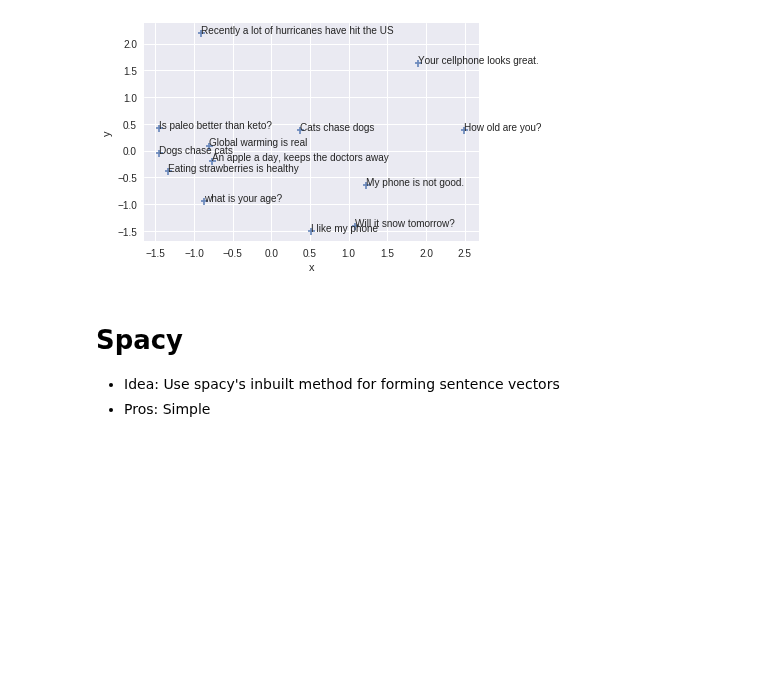
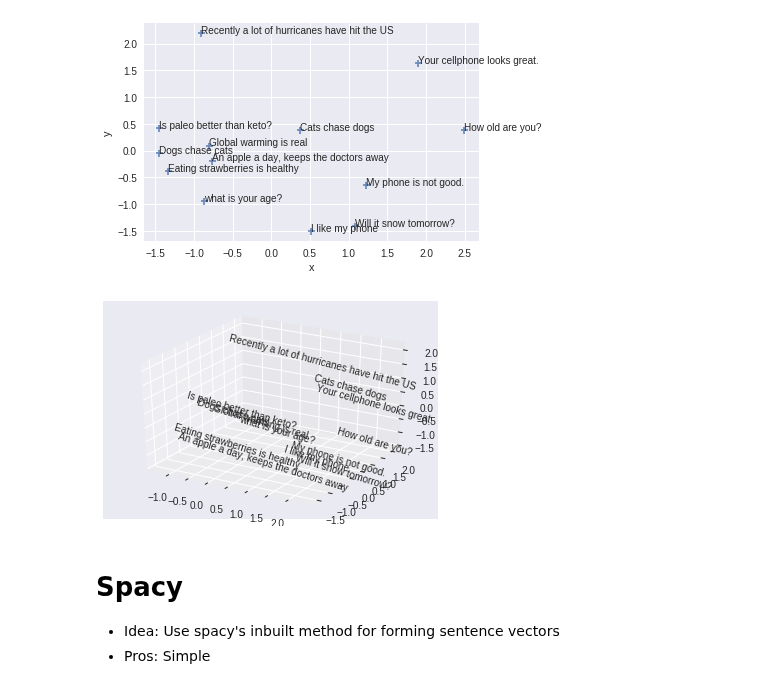
Before and after one commit to mohammedterry/NLP_for_ML, a Jupyter notebook: Sentence_Embeddings.ipynb, the cells around one changed output. Saved outputs shown, nothing was run; the diff lists cells and outputs as text; code cells hidden in the pictures; blank space fills up the shorter version.

```diff
--- a/Sentence_Embeddings.ipynb
+++ b/Sentence_Embeddings.ipynb
@@ -46,6 +46,25 @@ def plot_sentences(sentences, svectors):
   import seaborn as sns
   graph=sns.regplot(data=dataframe, x="x", y="y", fit_reg=False, marker="+")
   [graph.text(x, y, s) for x,y,s in zip(dataframe['x'],dataframe['y'],sentences)]
+# %%
+def plot3D_sentences(sentences, svectors):
+  %matplotlib inline
+  from sklearn.decomposition import PCA
+  pca = PCA(n_components=3)
+  principalComponents = pca.fit_transform(svectors)
+
+  import pandas as pd
+  dataframe = pd.DataFrame(data = principalComponents, columns = ['x', 'y','z'])
+
+  import matplotlib.pyplot as plt, mpl_toolkits.mplot3d
+  fig = plt.figure()
+  ax = fig.gca(projection='3d')
+  for x, y, z, s in zip(dataframe['x'], dataframe['y'], dataframe['z'], sentences):
+      ax.text(x, z, y, s, 'x')
+  ax.set_xlim(min(dataframe['x']), max(dataframe['x']))
+  ax.set_ylim(min(dataframe['z']), max(dataframe['z']))
+  ax.set_zlim(min(dataframe['y']), max(dataframe['y']))
+  plt.show()
 # %% [markdown]
 # Char2Vec
 
@@ -83,6 +102,10 @@ most_similar(char2vec(["i like my cell phone"]), c2v_vectors)
 plot_sentences(example_sentences, c2v_vectors)
 # %% [output]
 [figure]
+# %%
+plot3D_sentences(example_sentences, c2v_vectors)
+# %% [output]
+[figure, added]
 # %% [markdown]
 # Spacy
 * Idea: Use spacy's inbuilt method for forming sentence vectors
```
Also changed, not shown: parts of 16 cells of this notebook.
